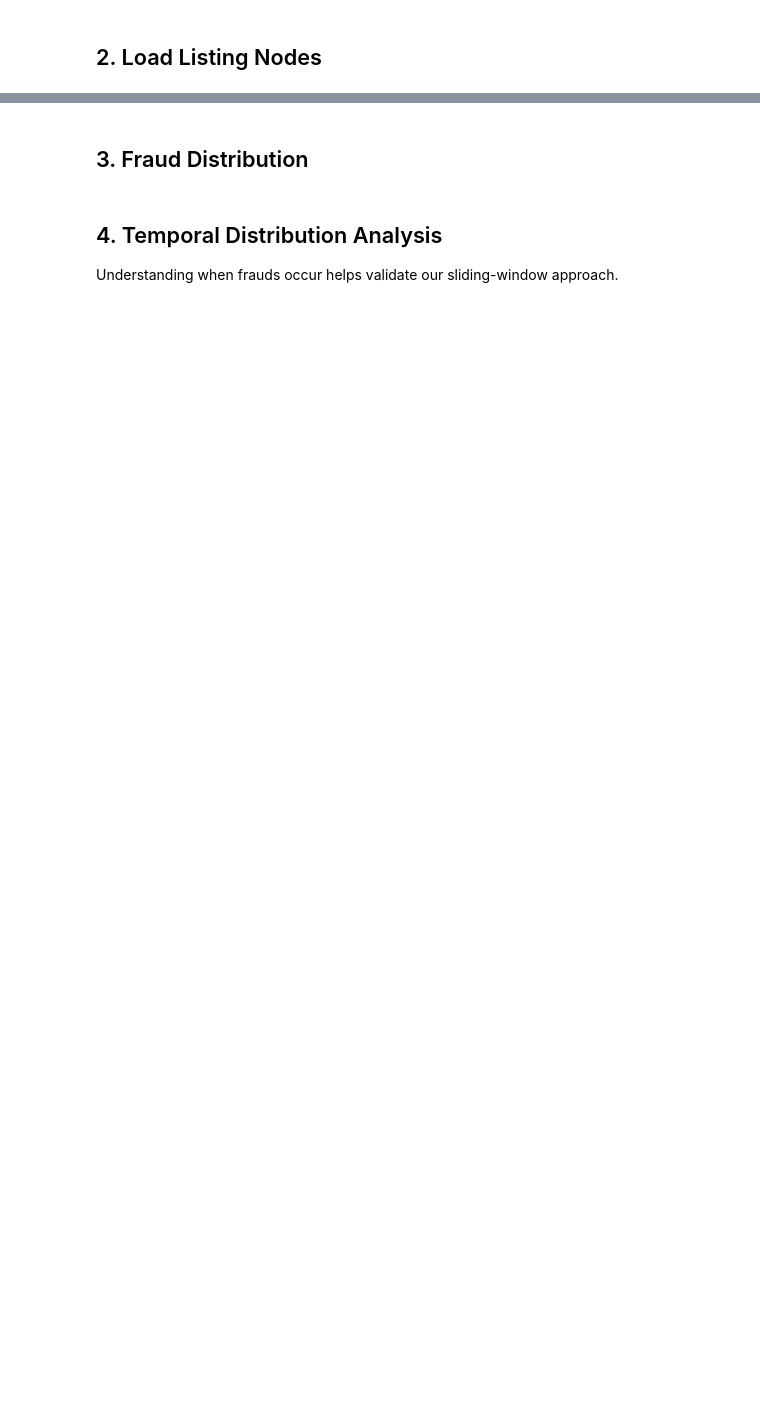
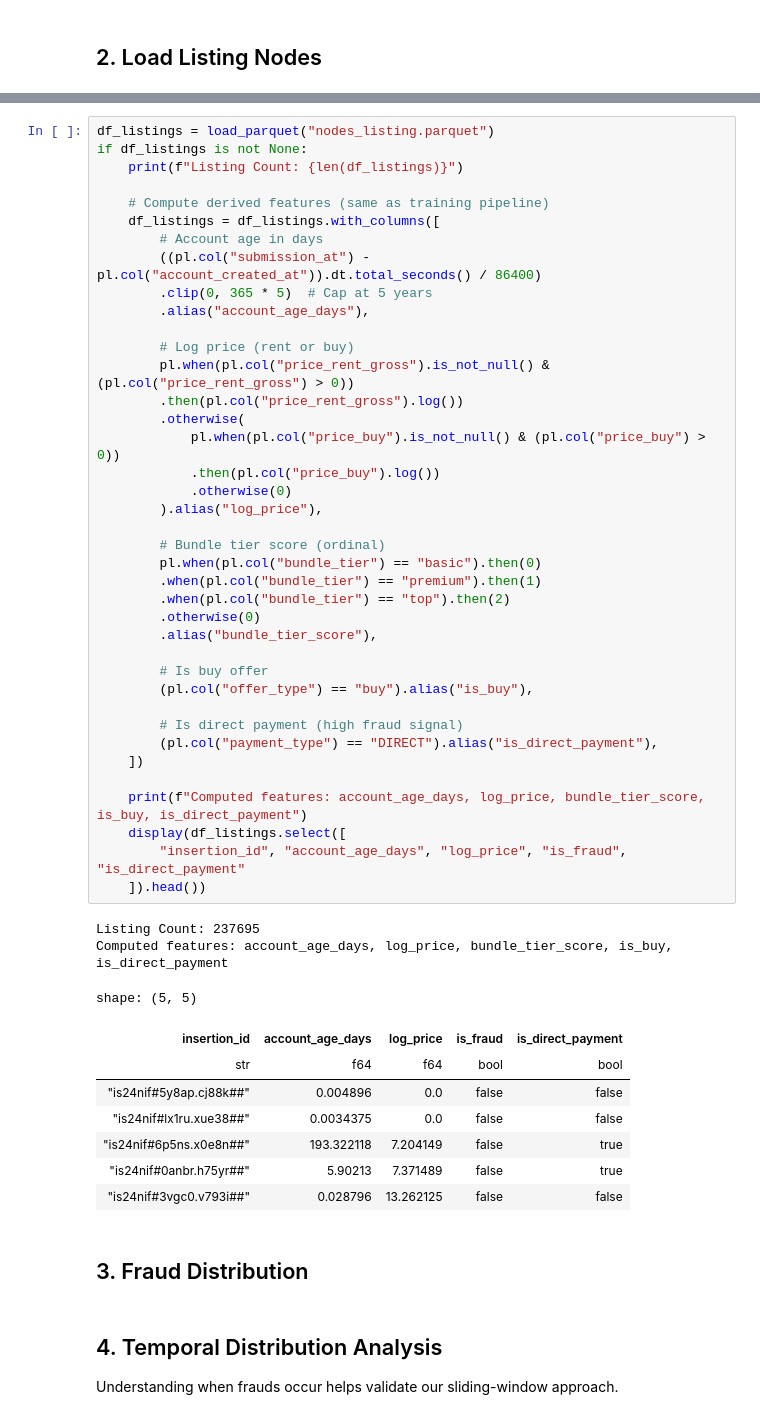
Before and after one commit to dylanngn/ppa-fraud-notebook, a Jupyter notebook: notebooks/02_data_exploration.ipynb, the cells around one changed output, grey strips where cells are left out. Drawn from its saved outputs; the diff is of its cells as text; blank space fills up the shorter version.

```diff
--- a/notebooks/02_data_exploration.ipynb
+++ b/notebooks/02_data_exploration.ipynb
@@ -53,3 +53,53 @@ shape: (5, 34)
+# %%
+df_listings = load_parquet("nodes_listing.parquet")
+if df_listings is not None:
+    print(f"Listing Count: {len(df_listings)}")
+
+    # Compute derived features (same as training pipeline)
+    df_listings = df_listings.with_columns([
+        # Account age in days
+        ((pl.col("submission_at") - pl.col("account_created_at")).dt.total_seconds() / 86400)
+        .clip(0, 365 * 5)  # Cap at 5 years
+        .alias("account_age_days"),
+
+        # Log price (rent or buy)
+        pl.when(pl.col("price_rent_gross").is_not_null() & (pl.col("price_rent_gross") > 0))
+        .then(pl.col("price_rent_gross").log())
+        .otherwise(
+            pl.when(pl.col("price_buy").is_not_null() & (pl.col("price_buy") > 0))
+            .then(pl.col("price_buy").log())
+            .otherwise(0)
+        ).alias("log_price"),
+
+        # Bundle tier score (ordinal)
+        pl.when(pl.col("bundle_tier") == "basic").then(0)
+        .when(pl.col("bundle_tier") == "premium").then(1)
+        .when(pl.col("bundle_tier") == "top").then(2)
+        .otherwise(0)
+        .alias("bundle_tier_score"),
+
+        # Is buy offer
+        (pl.col("offer_type") == "buy").alias("is_buy"),
+
+        # Is direct payment (high fraud signal)
+        (pl.col("payment_type") == "DIRECT").alias("is_direct_payment"),
+    ])
+
+    print(f"Computed features: account_age_days, log_price, bundle_tier_score, is_buy, is_direct_payment")
+    display(df_listings.select([
+        "insertion_id", "account_age_days", "log_price", "is_fraud", "is_direct_payment"
+    ]).head())
+# %% [output]
+Listing Count: 237695
+Computed features: account_age_days, log_price, bundle_tier_score, is_buy, is_direct_payment
+shape: (5, 5)
+| insertion_id | account_age_days | log_price | is_fraud | is_direct_payment |
+| str | f64 | f64 | bool | bool |
+| "is24nif#5y8ap.cj88k##" | 0.004896 | 0.0 | false | false |
+| "is24nif#lx1ru.xue38##" | 0.0034375 | 0.0 | false | false |
+| "is24nif#6p5ns.x0e8n##" | 193.322118 | 7.204149 | false | true |
+| "is24nif#0anbr.h75yr##" | 5.90213 | 7.371489 | false | true |
+| "is24nif#3vgc0.v793i##" | 0.028796 | 13.262125 | false | false |
 # %% [markdown]
 ## 3. Fraud Distribution
 # %% [markdown]
```
Also changed, not shown: parts of 11 cells of this notebook, 3 other files.
